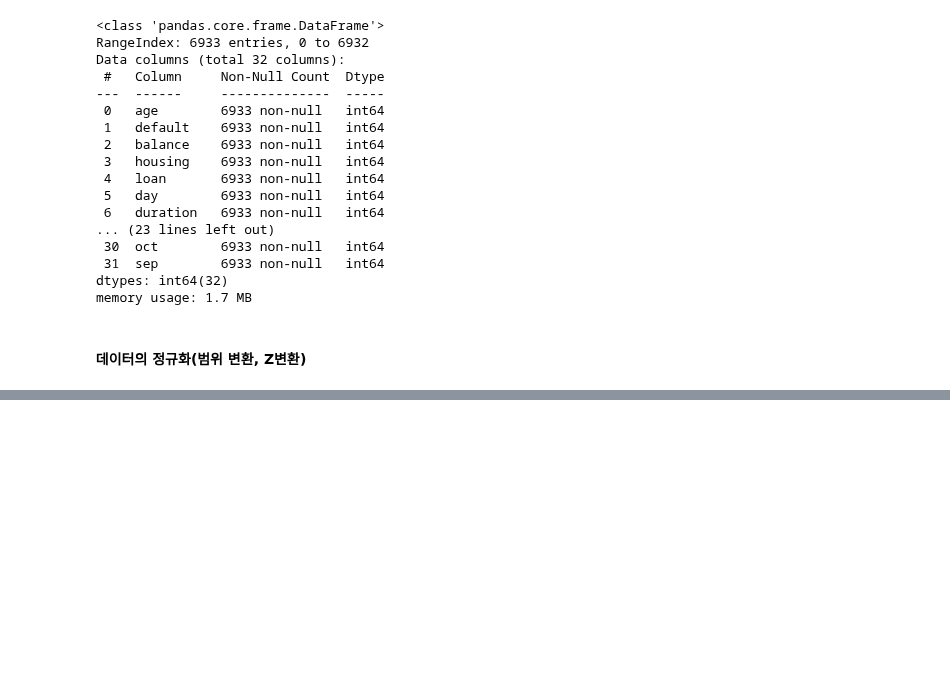
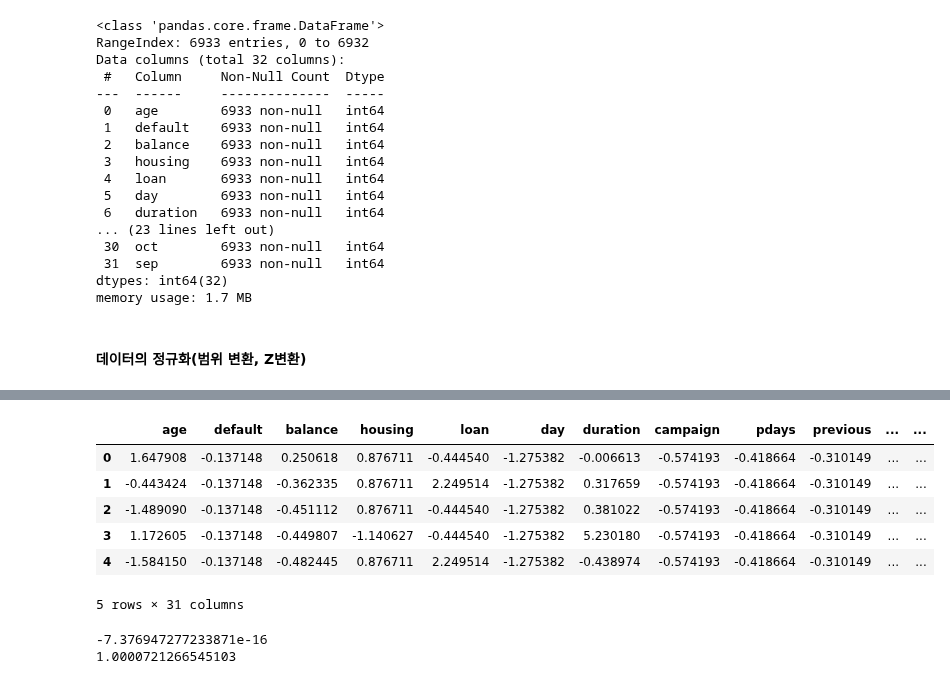
Before and after one commit to seonghyeokcho/Python, a Jupyter notebook: 01_basic_notion/pre-processing_technique.ipynb, the cells around one changed output, grey strips where cells are left out. Cells and saved outputs as stored; diff of their text form; code cells hidden in the pictures; blank space fills up the shorter version.

```diff
--- a/01_basic_notion/pre-processing_technique.ipynb
+++ b/01_basic_notion/pre-processing_technique.ipynb
@@ -1303,0 +1323,22 @@ from sklearn.preprocessing import MinMaxScaler, StandardScaler
+# %%
+# Z변환
+scaler = StandardScaler()
+scaler.fit(bank_data)
+
+bank_data_standard = pd.DataFrame(scaler.transform(bank_data), columns=bank_data.columns)
+bank_data_standard.head()
+# %% [output]
+|  | age | default | balance | housing | loan | day | duration | campaign | pdays | previous | ... | ... |
+| 0 | 1.647908 | -0.137148 | 0.250618 | 0.876711 | -0.444540 | -1.275382 | -0.006613 | -0.574193 | -0.418664 | -0.310149 | ... | ... |
+| 1 | -0.443424 | -0.137148 | -0.362335 | 0.876711 | 2.249514 | -1.275382 | 0.317659 | -0.574193 | -0.418664 | -0.310149 | ... | ... |
+| 2 | -1.489090 | -0.137148 | -0.451112 | 0.876711 | -0.444540 | -1.275382 | 0.381022 | -0.574193 | -0.418664 | -0.310149 | ... | ... |
+| 3 | 1.172605 | -0.137148 | -0.449807 | -1.140627 | -0.444540 | -1.275382 | 5.230180 | -0.574193 | -0.418664 | -0.310149 | ... | ... |
+| 4 | -1.584150 | -0.137148 | -0.482445 | 0.876711 | 2.249514 | -1.275382 | -0.438974 | -0.574193 | -0.418664 | -0.310149 | ... | ... |
+5 rows × 31 columns
+# %%
+# Z변환한 각 항목의 평균과 표준편차 확인
+print(bank_data_standard.mean().mean())
+print(bank_data_standard.std().mean())
+# %% [output]
+-7.376947277233871e-16
+1.0000721266545103
```
Also changed, not shown: parts of 2 cells of this notebook.
